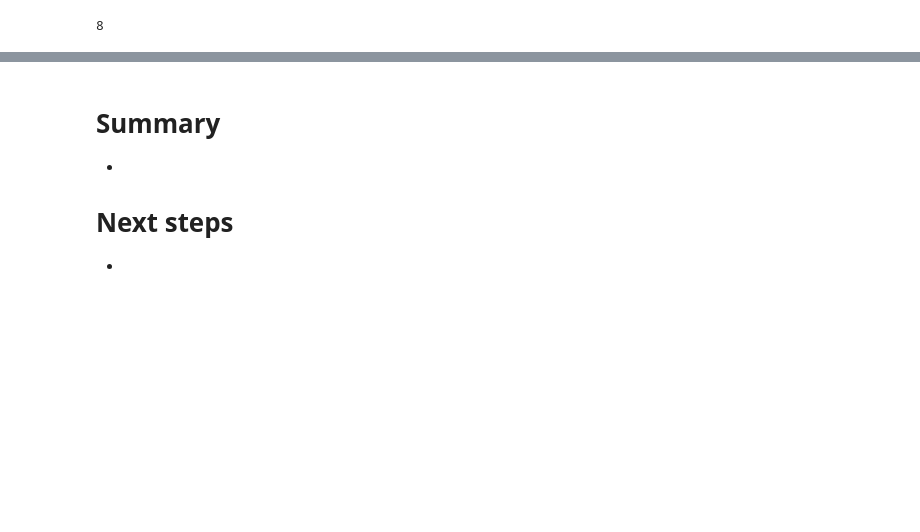
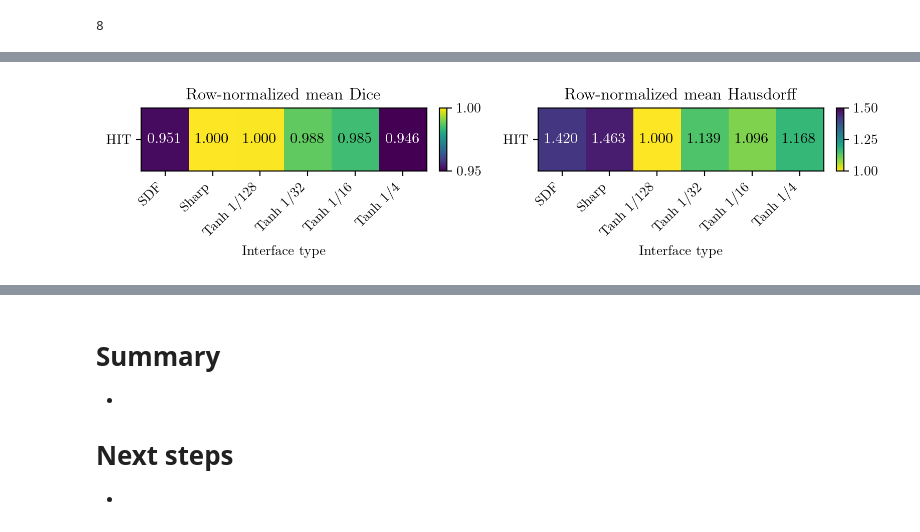
Before and after one commit to murraycutforth/mf-ae, a Jupyter notebook: notebooks/computers_and_fluids_2025/evaluate_hit_results_v34.ipynb, the cells around one changed output, grey strips where cells are left out. Cells and saved outputs as stored; diff of their text form; code cells hidden in the pictures; blank space fills up the shorter version.

```diff
--- a/notebooks/computers_and_fluids_2025/evaluate_hit_results_v34.ipynb
+++ b/notebooks/computers_and_fluids_2025/evaluate_hit_results_v34.ipynb
@@ -302,0 +293,68 @@ box_plot_hausdorff_vals(outdir_to_hausdorff)
+# %%
+import matplotlib.pyplot as plt
+import numpy as np
+
+def hit_side_by_side_normalized_heatmaps(
+    outdir_to_metrics,
+    filename_to_plot_label,
+    dice_vmin=0.8,
+    dice_vmax=1.0,
+    hausdorff_vmin=1.0,
+    hausdorff_vmax=1.5,
+    row_label="HIT simulation",
+    output_path=None
+):
+    labels = [filename_to_plot_label(out) for out in outdir_to_metrics.keys()]
+    # DICE
+    dice_means = np.array([np.mean(metrics["Dice"]) for metrics in outdir_to_metrics.values()])
+    dice_best = np.nanmax(dice_means)
+    dice_normed = (dice_means / dice_best).reshape(1, -1) if dice_best > 0 else dice_means.reshape(1, -1)
+    # HAUSDORFF
+    hd_means = np.array([np.nanmean(metrics["Hausdorff"]) for metrics in outdir_to_metrics.values()])
+    hd_best = np.nanmin(hd_means)
+    hd_normed = (hd_means / hd_best).reshape(1, -1) if hd_best > 0 else hd_means.reshape(1, -1)
+
+    fig, axs = plt.subplots(1, 2, figsize=(8, 2), dpi=200)
+    for ax, normed_data, title, cmap, vmin, vmax in [
+        (axs[0], dice_normed, "Row-normalized mean Dice", "viridis", dice_vmin, dice_vmax),
+        (axs[1], hd_normed, "Row-normalized mean Hausdorff", "viridis_r", hausdorff_vmin, hausdorff_vmax)
+    ]:
+        im = ax.imshow(normed_data, cmap=cmap, aspect='auto', vmin=vmin, vmax=vmax)
+        for j in range(normed_data.shape[1]):
+            val = normed_data[0, j]
+            if cmap == "viridis":
+                color = 'white' if val < vmin + 0.5 * (vmax - vmin) else 'black'
+            elif cmap == "viridis_r":
+                color = 'white' if val > vmin + 0.5 * (vmax - vmin) else 'black'
+            else:
+                raise ValueError("Unexpected cmap")
+            ax.text(j, 0, format(val, ".3f"), ha="center", va="center", fontsize=11, color=color)
+        ax.set_xticks(np.arange(len(labels)))
+        ax.set_yticks([0])
+        ax.set_xticklabels(labels, rotation=45, ha='right')
+        ax.set_yticklabels([row_label])
+        ax.set_xlabel('Interface type')
+        if ax is axs[0]:
+            ax.set_ylabel('')
+        ax.set_title(title)
+        #ax.spines['right'].set_visible(False)
+        #ax.spines['top'].set_visible(False)
+        ax.grid(False)
+        plt.colorbar(im, ax=ax, fraction=0.046, pad=0.04, aspect=8)
+
+    fig.tight_layout()
+    if output_path:
+        plt.savefig(output_path)
+    plt.show()
+
+# Usage:
+hit_side_by_side_normalized_heatmaps(
+    outdir_to_metrics,
+    filename_to_plot_label,
+    dice_vmin=0.95, dice_vmax=1.0,
+    hausdorff_vmin=1.0, hausdorff_vmax=1.5,
+    row_label="HIT",
+    output_path="output/hit_heatmaps_side_by_side.pdf"
+)
+# %% [output]
+[figure, added]
```
Also changed, not shown: parts of 12 cells of this notebook, 6 other files.
